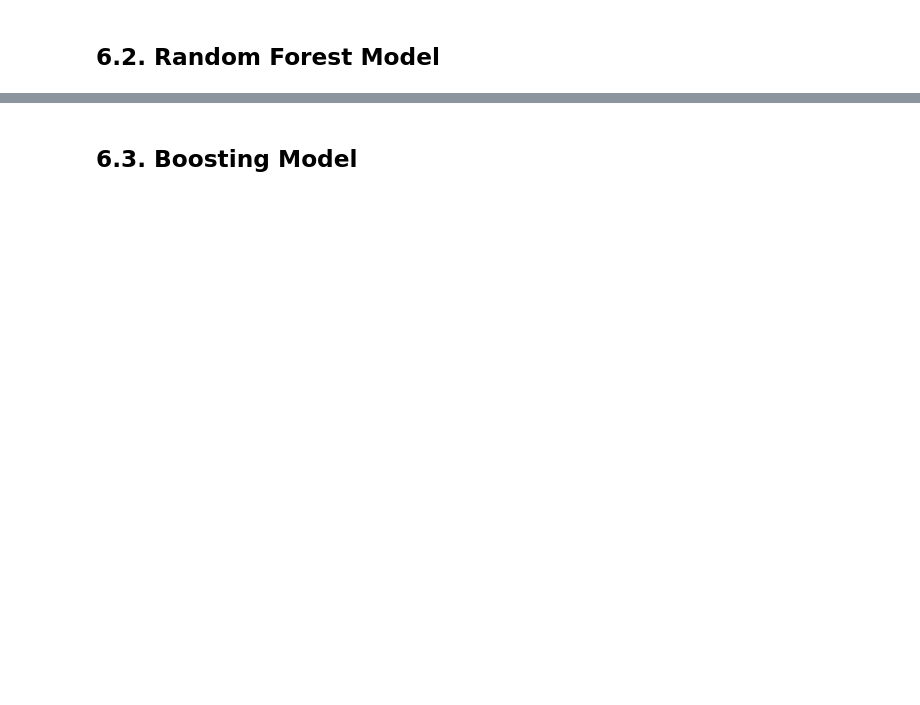
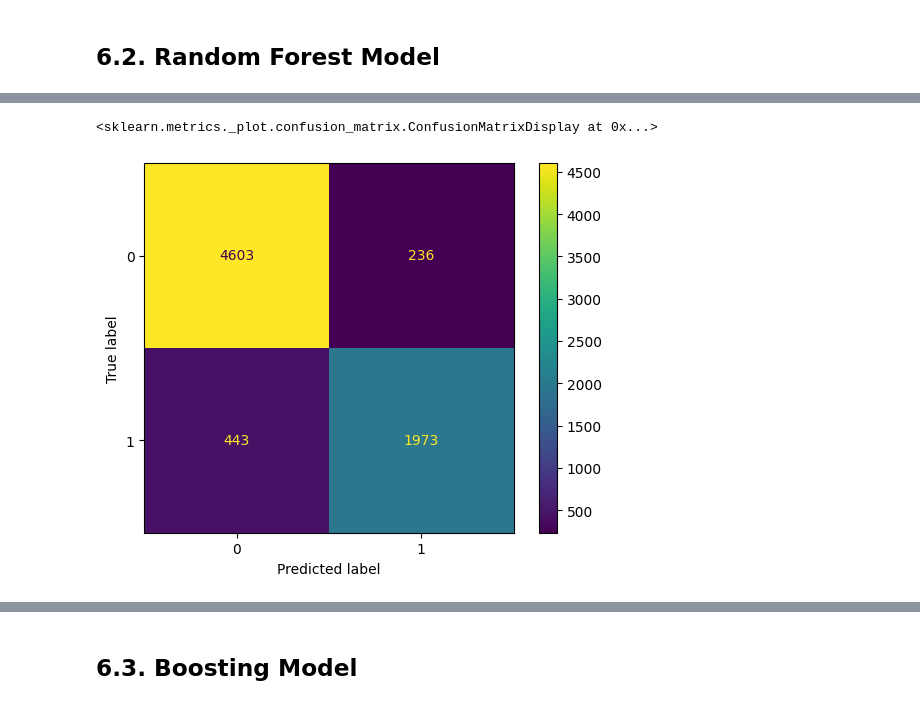
Before and after one commit to Ezequiel-Hurtado/grande_dimension, a Jupyter notebook: scripts/Script.ipynb, the cells around one changed output, grey strips where cells are left out. Drawn from its saved outputs; the diff is of its cells as text; code cells hidden in the pictures; blank space fills up the shorter version.

```diff
--- a/scripts/Script.ipynb
+++ b/scripts/Script.ipynb
@@ -452,0 +536,8 @@ mt.f1_score(Y_test_np,Y_pred_rl)
+# %%
+# Evaluation au sens de la matrice de confusion.
+rf_confMatrix = mt.confusion_matrix(Y_test_np,Y_pred_rf)
+cmPlot = mt.ConfusionMatrixDisplay(rf_confMatrix)
+cmPlot.plot()
+# %% [output]
+<sklearn.metrics._plot.confusion_matrix.ConfusionMatrixDisplay at 0x...>
+[figure, added]
```
Also changed, not shown: parts of 33 cells of this notebook.
